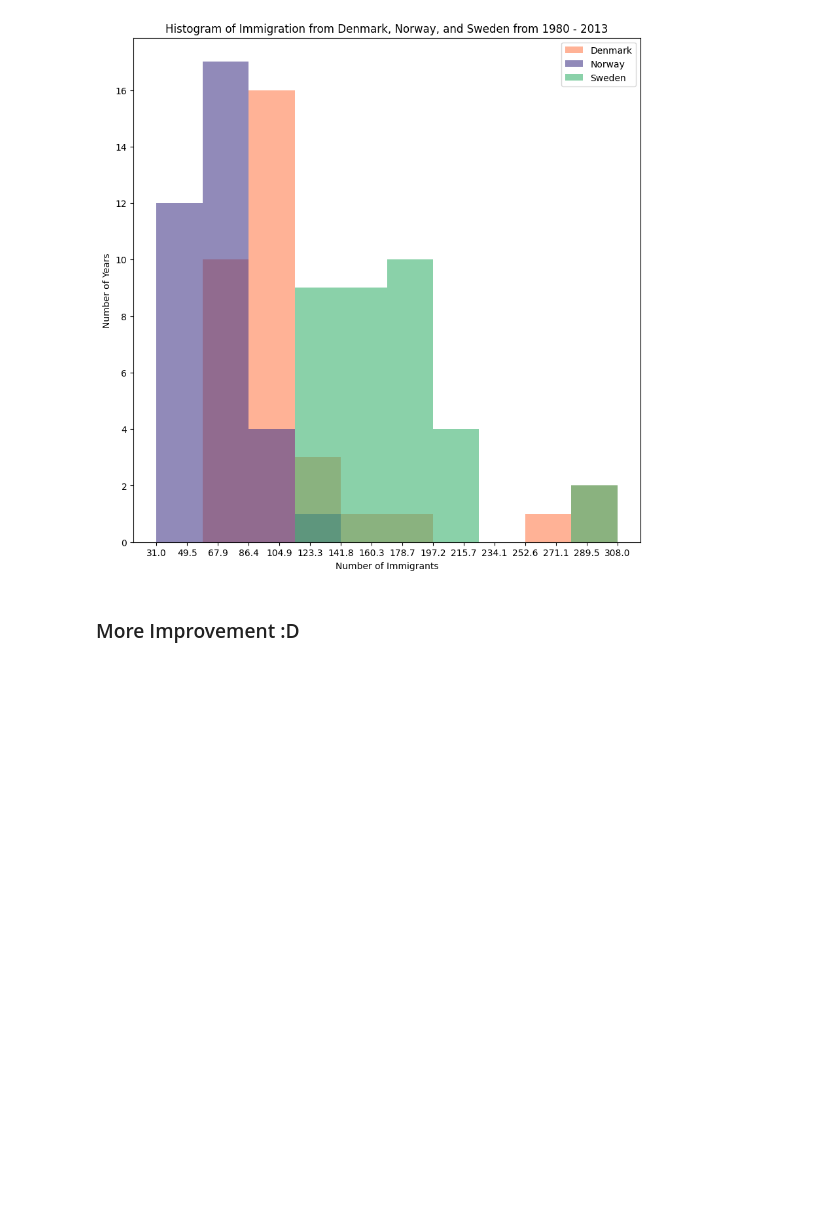
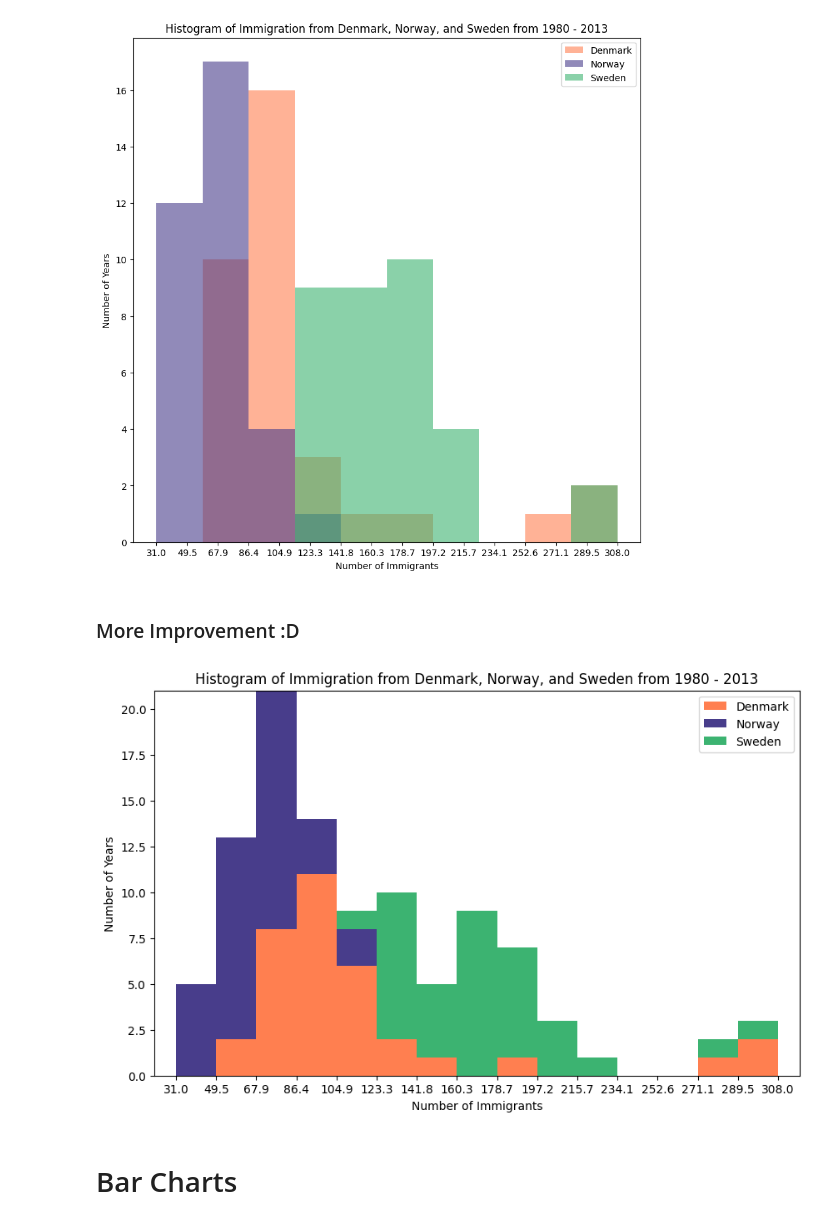
Before and after one commit to MachineTi-lab/IBM_Data_Visualization, a Jupyter notebook: MathPlot_LinePllots.ipynb, the cells around one changed output. Drawn from its saved outputs; the diff is of its cells as text; code cells hidden in the pictures; blank space fills up the shorter version.

```diff
--- a/MathPlot_LinePllots.ipynb
+++ b/MathPlot_LinePllots.ipynb
@@ -330,3 +330,24 @@ plt.show()
 ### More Improvement :D
 # %%
 count , bin_edges = np.histogram(df_hist , 15)
+x_min = bin_edges[0] - 10
+x_max = bin_edges[-1] + 10
+
+df_hist.plot(kind='hist',
+          figsize=(10, 6),
+          bins=15,
+          xticks=bin_edges,
+          color=['coral', 'darkslateblue', 'mediumseagreen'],
+          stacked=True,
+          xlim=(x_min, x_max)
+         )
+
+plt.title('Histogram of Immigration from Denmark, Norway, and Sweden from 1980 - 2013')
+plt.ylabel('Number of Years')
+plt.xlabel('Number of Immigrants')
+
+plt.show()
+# %% [output]
+[figure, added]
+# %% [markdown]
+# Bar Charts
```
Also changed, not shown: parts of 5 cells of this notebook.
